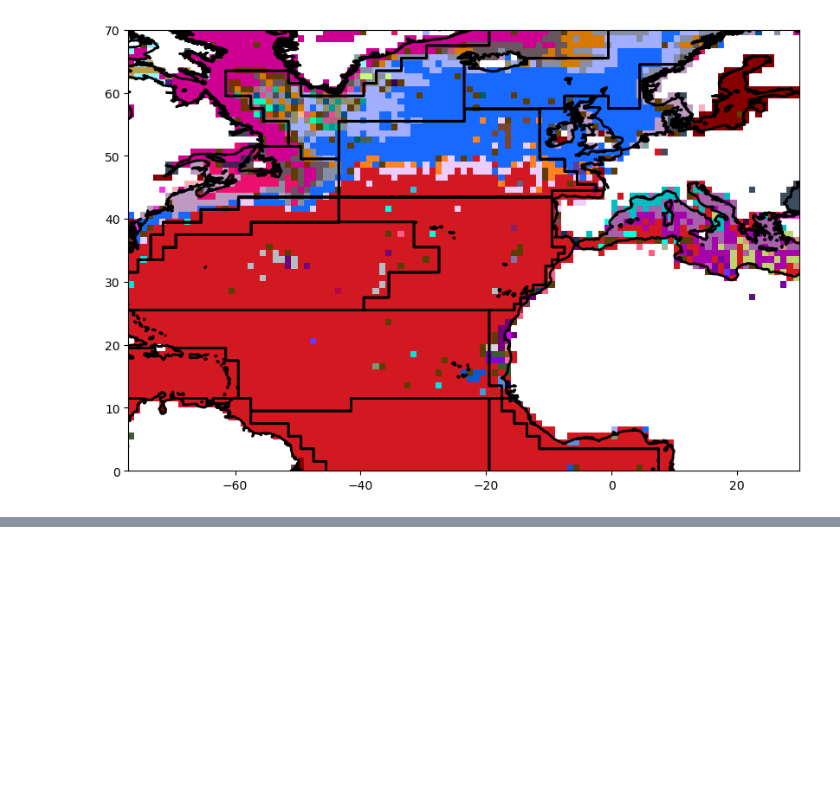
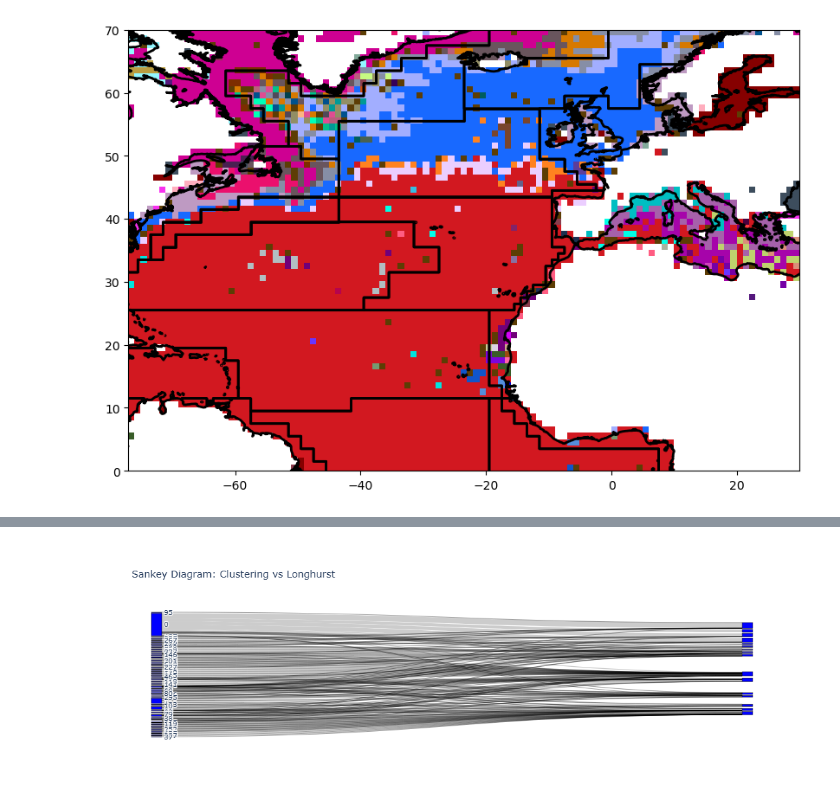
Before and after one commit to y-jenniges/ocean_clustering_and_validation, a Jupyter notebook: validation/longhurst.ipynb, the cells around one changed output, grey strips where cells are left out. Cells and saved outputs as stored; diff of their text form; code cells hidden in the pictures; blank space fills up the shorter version.

```diff
--- a/validation/longhurst.ipynb
+++ b/validation/longhurst.ipynb
@@ -99,0 +135,4 @@ plt.show()
+# %%
+plot_sankey(df_merged, source_col="label", target_col="longhurst_label", target_name="Longhurst", figsize=(8.27, 11.69), save_as="sankey_longhurst.png", dpi=600)  # Plot for A4 size
+# %% [output]
+[figure, added]
```
Also changed, not shown: parts of 6 cells of this notebook, 1 other file.
